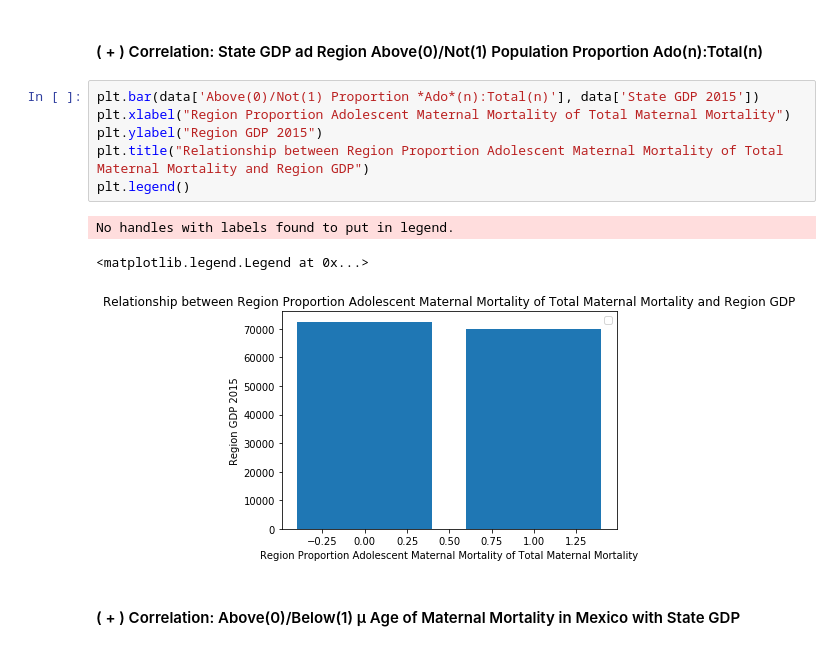
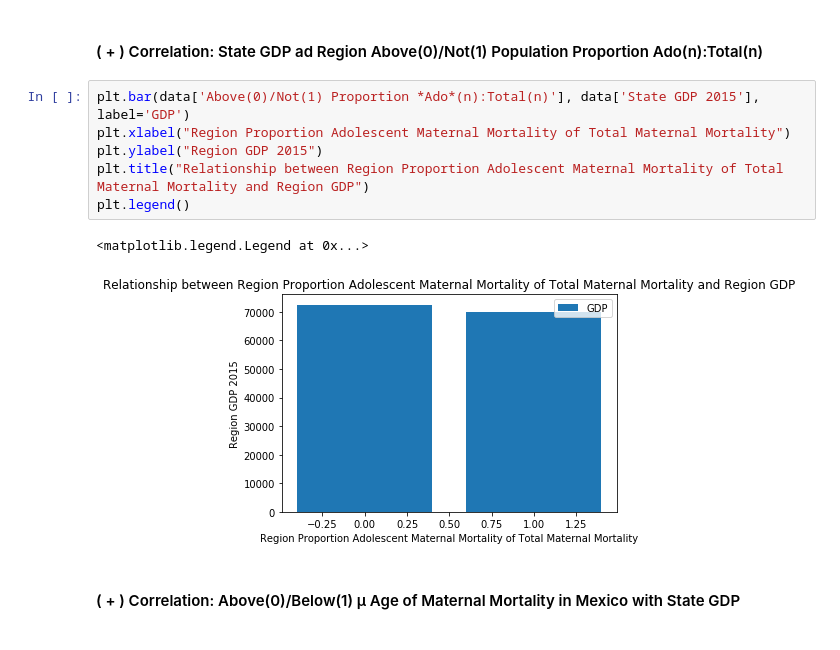
Before and after one commit to EmSchoof/AdolescentMaternalMortality, a Jupyter notebook: machine_learning.ipynb, the cells around one changed output. Cells and saved outputs as stored; diff of their text form.

```diff
--- a/machine_learning.ipynb
+++ b/machine_learning.ipynb
@@ -123,15 +110,14 @@ plt.legend()
 # %% [markdown]
 #### ( + ) Correlation: State GDP ad Region Above(0)/Not(1) Population Proportion Ado(n):Total(n)
 # %%
-plt.bar(data['Above(0)/Not(1) Proportion *Ado*(n):Total(n)'], data['State GDP 2015'])
+plt.bar(data['Above(0)/Not(1) Proportion *Ado*(n):Total(n)'], data['State GDP 2015'], label='GDP')
 plt.xlabel("Region Proportion Adolescent Maternal Mortality of Total Maternal Mortality")
 plt.ylabel("Region GDP 2015")
 plt.title("Relationship between Region Proportion Adolescent Maternal Mortality of Total Maternal Mortality and Region GDP")
 plt.legend()
 # %% [output]
-No handles with labels found to put in legend.
+<matplotlib.legend.Legend at 0x...>
-<matplotlib.legend.Legend at 0x...>
-[figure, old version]
+[figure, new version]
 # %% [markdown]
 #### ( + ) Correlation: Above(0)/Below(1) μ Age of Maternal Mortality in Mexico with State GDP
 # %%
```
Also changed, not shown: parts of 57 cells of this notebook, 5 other files.
